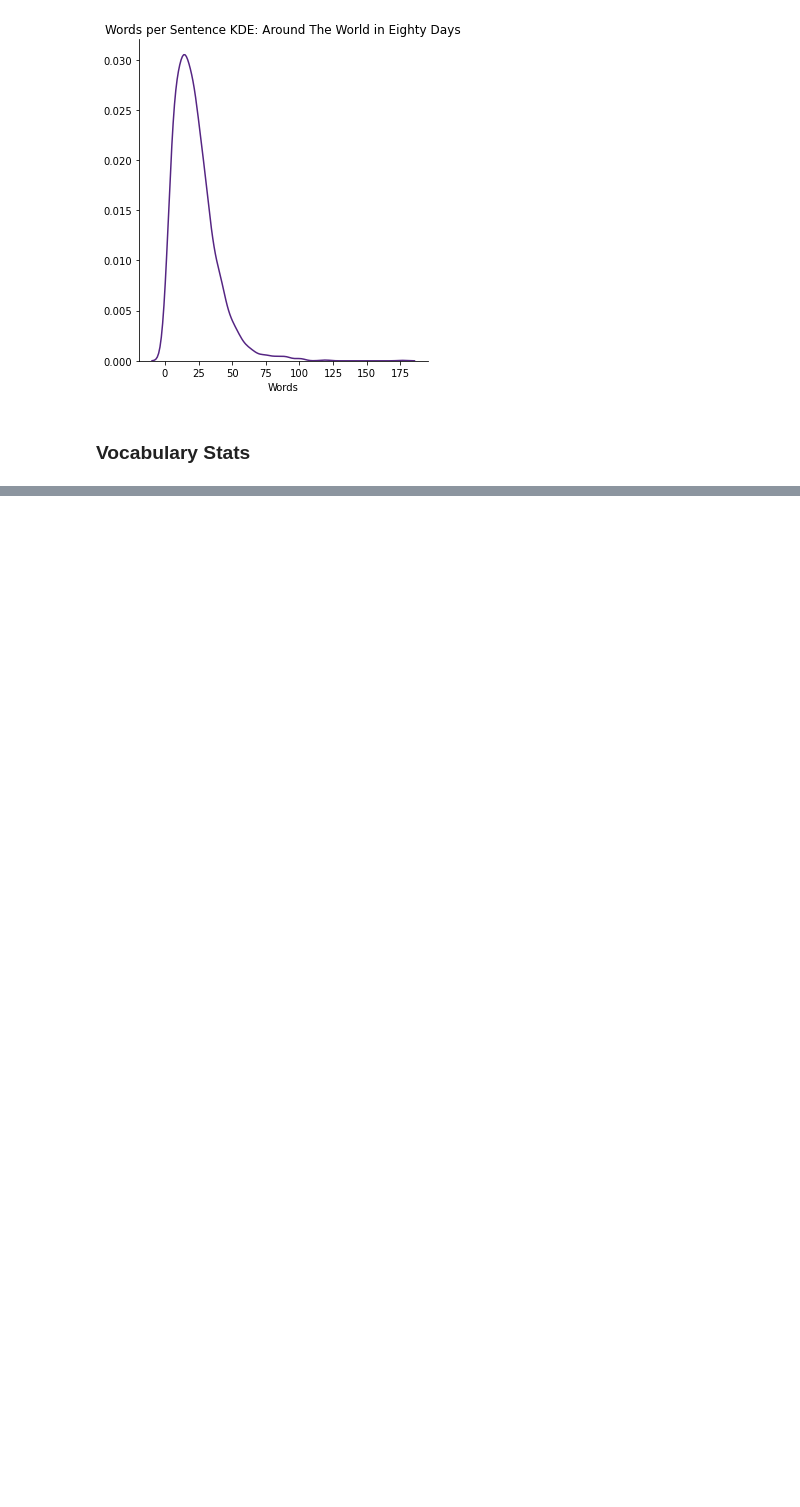
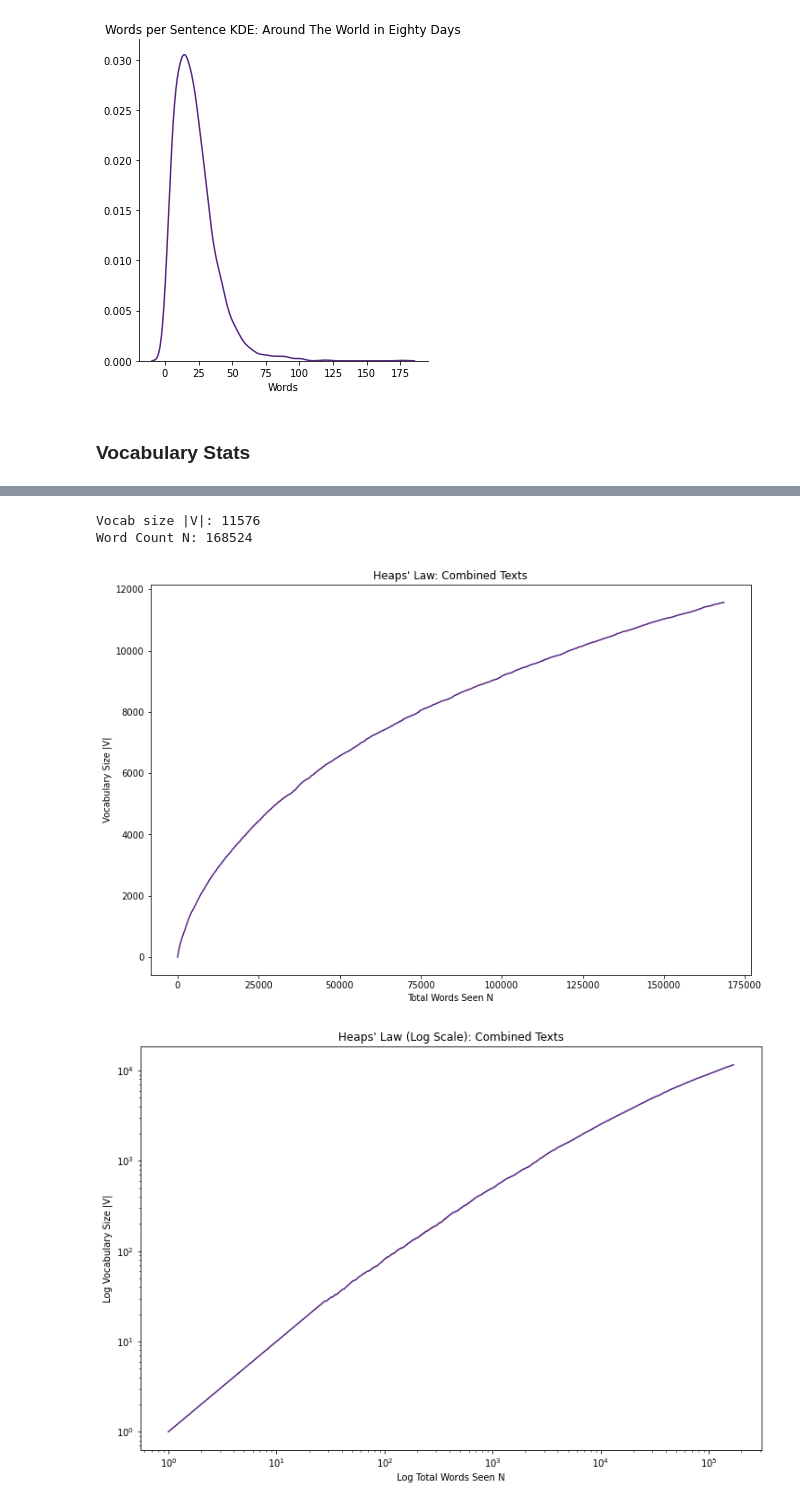
Before and after one commit to samar14641/ql-vocab-nets, a Jupyter notebook: quantitative_linguistics.ipynb, the cells around one changed output, grey strips where cells are left out. Drawn from its saved outputs; the diff is of its cells as text; code cells hidden in the pictures; blank space fills up the shorter version.

```diff
--- a/quantitative_linguistics.ipynb
+++ b/quantitative_linguistics.ipynb
@@ -17,6 +18,7 @@ SENT_END: Final = '</s>'
 
 atw_title: Final = 'Around The World in Eighty Days'
 ttl_title: Final = 'Twenty Thousand Leagues Under the Sea'
+cob_title: Final = 'Combined Texts'
 # %%
 def read_from_pickle(filepath):
     """Read an object from a pickle file
@@ -148,0 +192,7 @@ Vocab size |V|: 6852
+# %%
+heaps_law(cob_sents, cob_title)
+# %% [output]
+Vocab size |V|: 11576
+Word Count N: 168524
+[figure, added]
+[figure, added]
```
Also changed, not shown: parts of 7 cells of this notebook.
